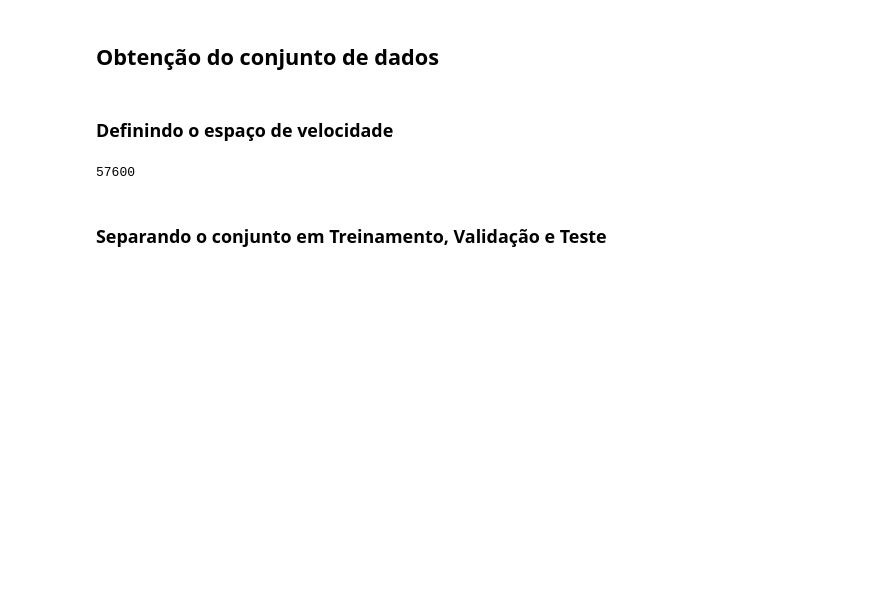
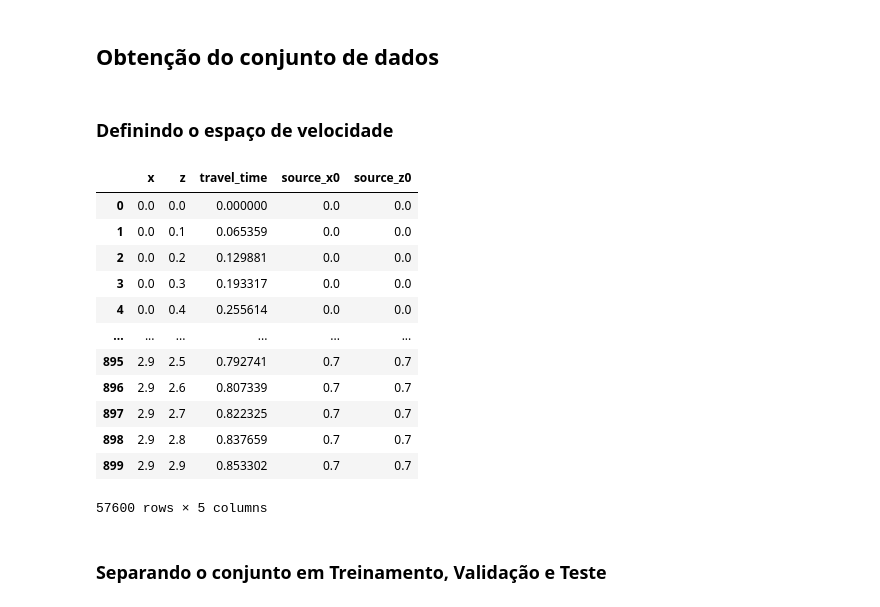
Before and after one commit to viniciuspaiva1/TCC-Eikonal, a Jupyter notebook: first_steps.ipynb, the cells around one changed output. Cells and saved outputs as stored; diff of their text form; code cells hidden in the pictures; blank space fills up the shorter version.

```diff
--- a/first_steps.ipynb
+++ b/first_steps.ipynb
@@ -24,15 +27,18 @@ Using 'cpu' device.
 # %% [markdown]
 ### Definindo o espaço de velocidade
 # %%
-X_POINTS = 30
-Z_POINTS = 30
-Y_POINTS = 1
+X_POINTS = 3.0
+Z_POINTS = 3.0
+Y_POINTS = 0.1
 
-X_DISTANCE = 1
-Y_DISTANCE = 1
-Z_DISTANCE = 1
+X_DISTANCE = 0.1
+Y_DISTANCE = 0.1
+Z_DISTANCE = 0.1
+
+dg_over = 100 / 1000
+
+SHAPE = (int(X_POINTS/dg_over), int(Z_POINTS/dg_over), int(Y_POINTS/dg_over))
 # %%
-dg_over = 10 / 100
 xover = np.arange(0, 2900 / 1000 + dg_over, dg_over)
 zover = np.arange(0, 2900 / 1000 + dg_over, dg_over)
 
@@ -40,17 +46,30 @@ v_line_z = 1.5 + zover
 v_line_x = np.tile(0.3 * xover, (len(zover), 1))
 v_depth = np.tile(v_line_z[:, np.newaxis], (1, len(xover))) + v_line_x
 
-v_depth = v_depth.reshape(X_POINTS,Z_POINTS,Y_POINTS) # necessário adicionar a terceira dimensão para o modelo do Solver
+v_depth = v_depth.reshape(SHAPE) # necessário adicionar a terceira dimensão para o modelo do Solver
 # %%
 df = dtg.generateMultipleData(
-    nPoints = (X_POINTS, Z_POINTS, Y_POINTS),
+    nPoints = SHAPE,
     nodeDistances = (X_DISTANCE, Y_DISTANCE, Z_DISTANCE),
     velocityModel = v_depth,
     sourceOriginInterval= [[0,0],[7,7]])
-# %%
-len(df)
-# %% [output]
-57600
+# %%
+df[['x', 'z', 'source_x0', 'source_z0']] = df[['x', 'z', 'source_x0', 'source_z0']] / 10
+df
+# %% [output]
+|  | x | z | travel_time | source_x0 | source_z0 |
+| 0 | 0.0 | 0.0 | 0.000000 | 0.0 | 0.0 |
+| 1 | 0.0 | 0.1 | 0.065359 | 0.0 | 0.0 |
+| 2 | 0.0 | 0.2 | 0.129881 | 0.0 | 0.0 |
+| 3 | 0.0 | 0.3 | 0.193317 | 0.0 | 0.0 |
+| 4 | 0.0 | 0.4 | 0.255614 | 0.0 | 0.0 |
+| ... | ... | ... | ... | ... | ... |
+| 895 | 2.9 | 2.5 | 0.792741 | 0.7 | 0.7 |
+| 896 | 2.9 | 2.6 | 0.807339 | 0.7 | 0.7 |
+| 897 | 2.9 | 2.7 | 0.822325 | 0.7 | 0.7 |
+| 898 | 2.9 | 2.8 | 0.837659 | 0.7 | 0.7 |
+| 899 | 2.9 | 2.9 | 0.853302 | 0.7 | 0.7 |
+57600 rows × 5 columns
 # %%
 features = ['x', 'z', 'source_x0', 'source_z0']
 target = ['travel_time']
```
Also changed, not shown: parts of 9 cells of this notebook, 3 other files.
